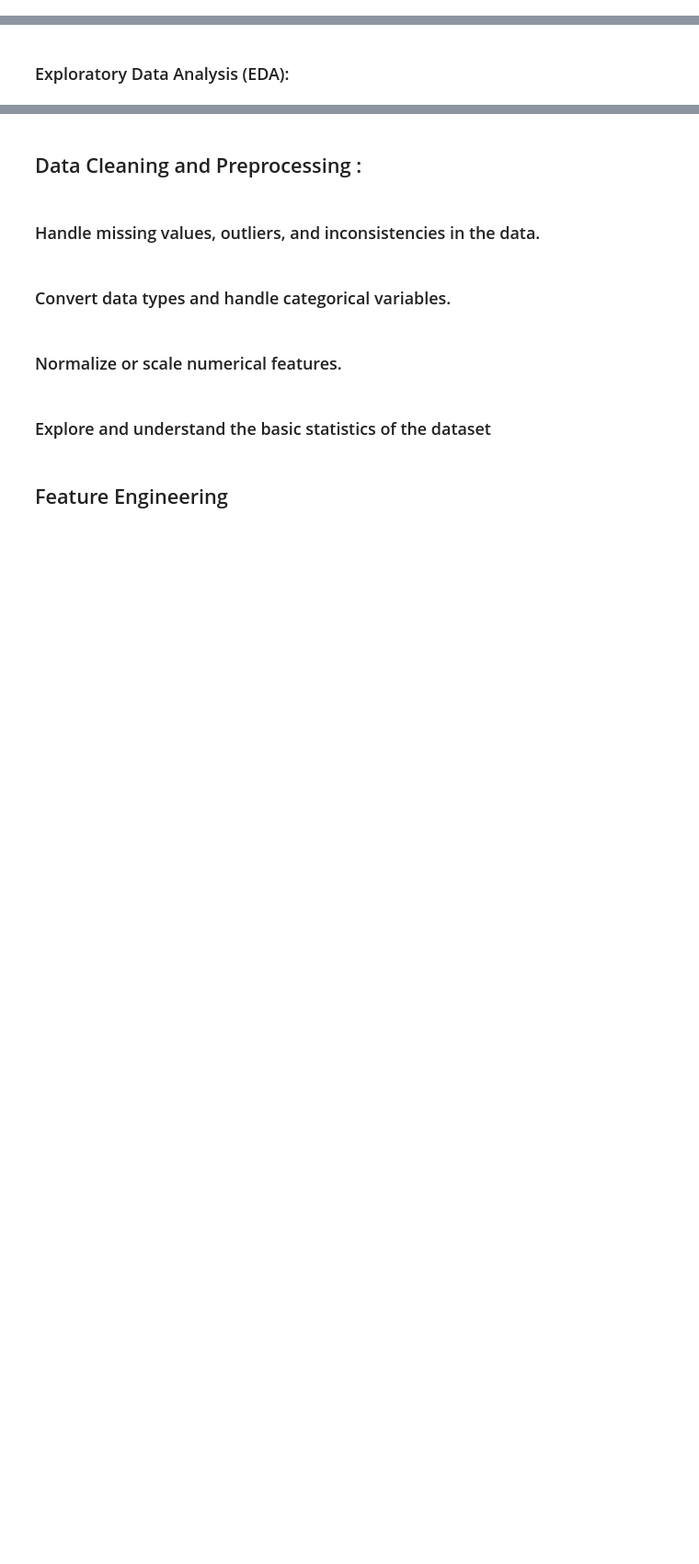
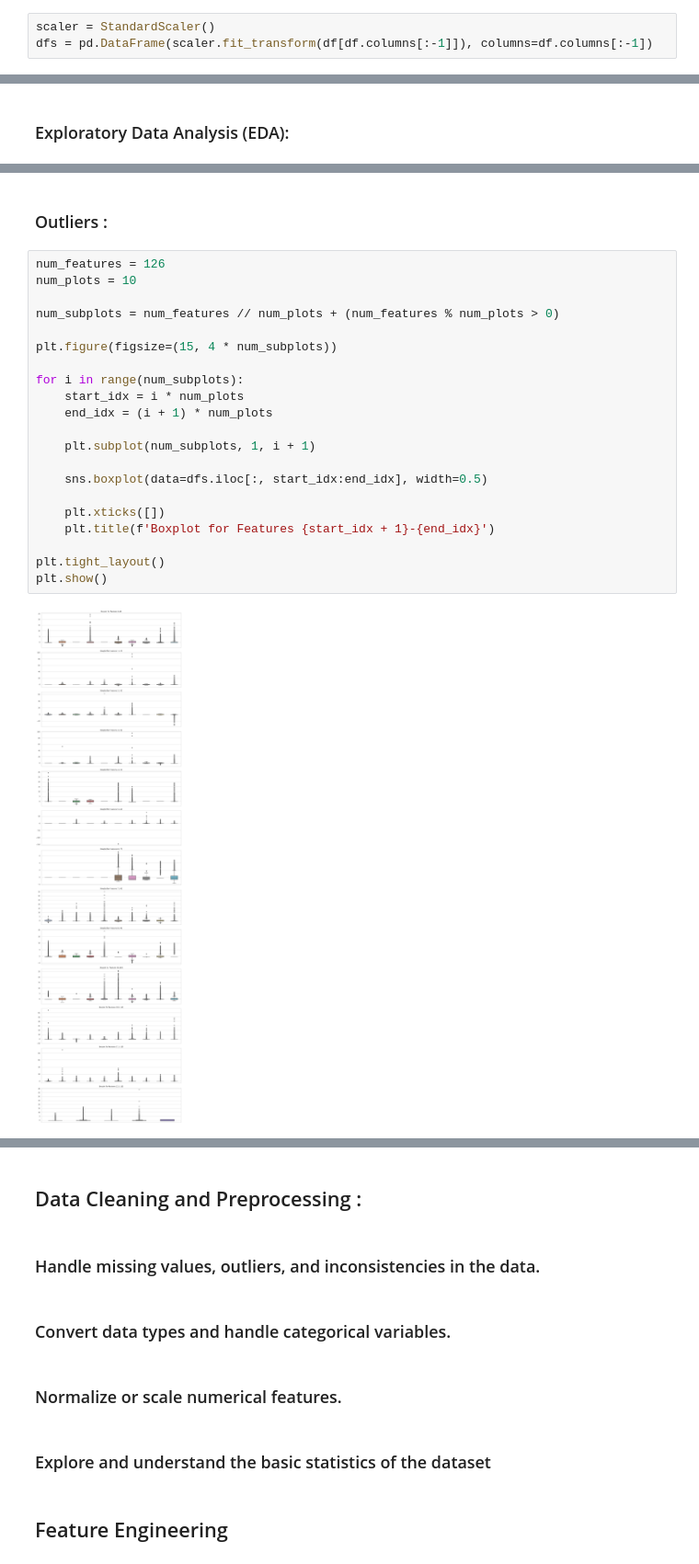
Before and after one commit to anas1IA/Windows_attack10, a Jupyter notebook: project/TON_IoT_Attack_Windows.ipynb, the cells around one changed output, grey strips where cells are left out. Shown at 92% size. Saved outputs shown, nothing was run; the diff lists cells and outputs as text; blank space fills up the shorter version.

```diff
--- a/project/TON_IoT_Attack_Windows.ipynb
+++ b/project/TON_IoT_Attack_Windows.ipynb
@@ -8,0 +68,3 @@
+# %%
+scaler = StandardScaler()
+dfs = pd.DataFrame(scaler.fit_transform(df[df.columns[:-1]]), columns=df.columns[:-1])
@@ -10,0 +93,25 @@
+# %% [markdown]
+### Outliers :
+# %%
+num_features = 126
+num_plots = 10
+
+num_subplots = num_features // num_plots + (num_features % num_plots > 0)
+
+plt.figure(figsize=(15, 4 * num_subplots))
+
+for i in range(num_subplots):
+    start_idx = i * num_plots
+    end_idx = (i + 1) * num_plots
+
+    plt.subplot(num_subplots, 1, i + 1)
+
+    sns.boxplot(data=dfs.iloc[:, start_idx:end_idx], width=0.5)
+
+    plt.xticks([])
+    plt.title(f'Boxplot for Features {start_idx + 1}-{end_idx}')
+
+plt.tight_layout()
+plt.show()
+# %% [output]
+[figure, added]
```
Also changed, not shown: parts of 22 cells of this notebook.
